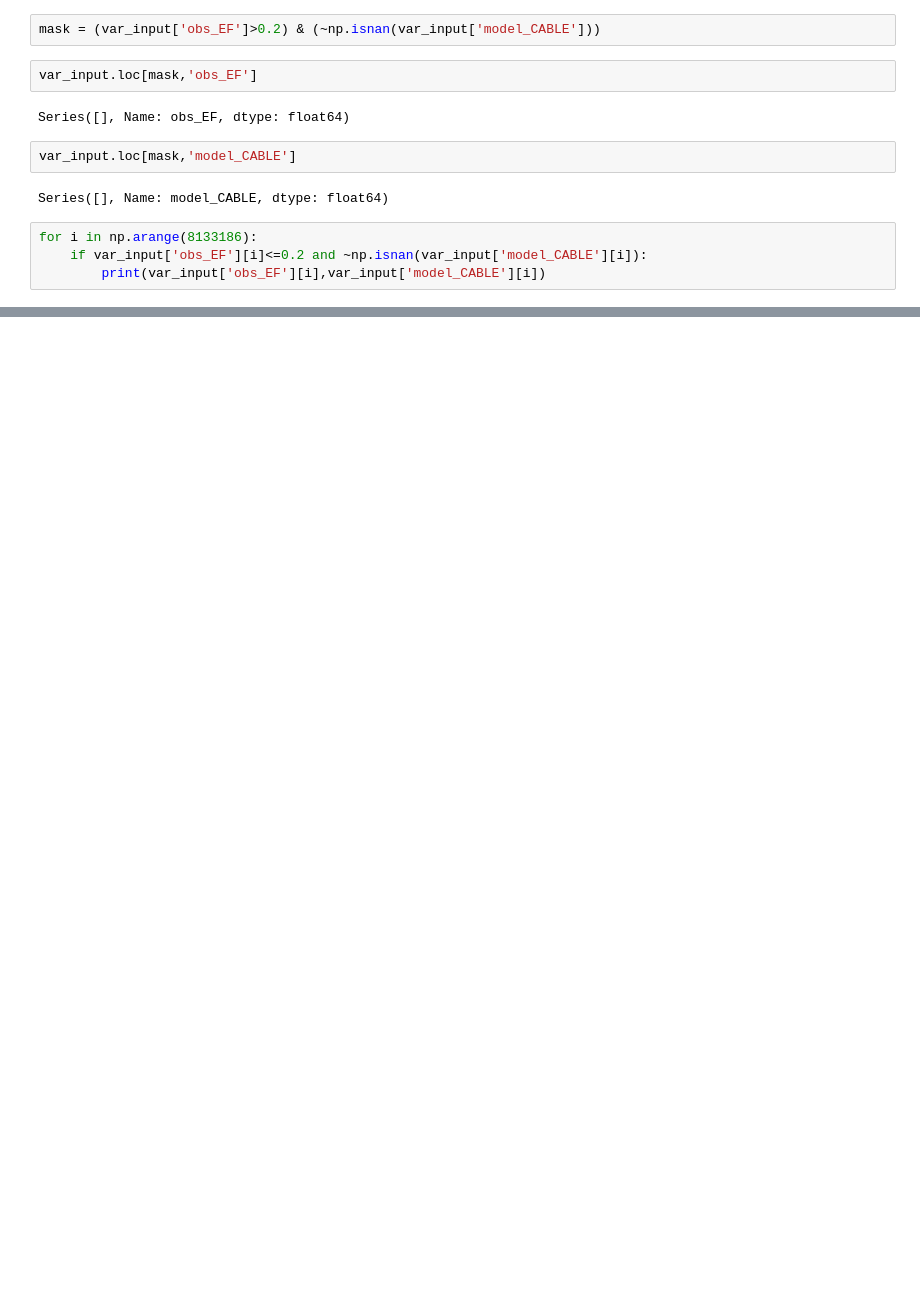
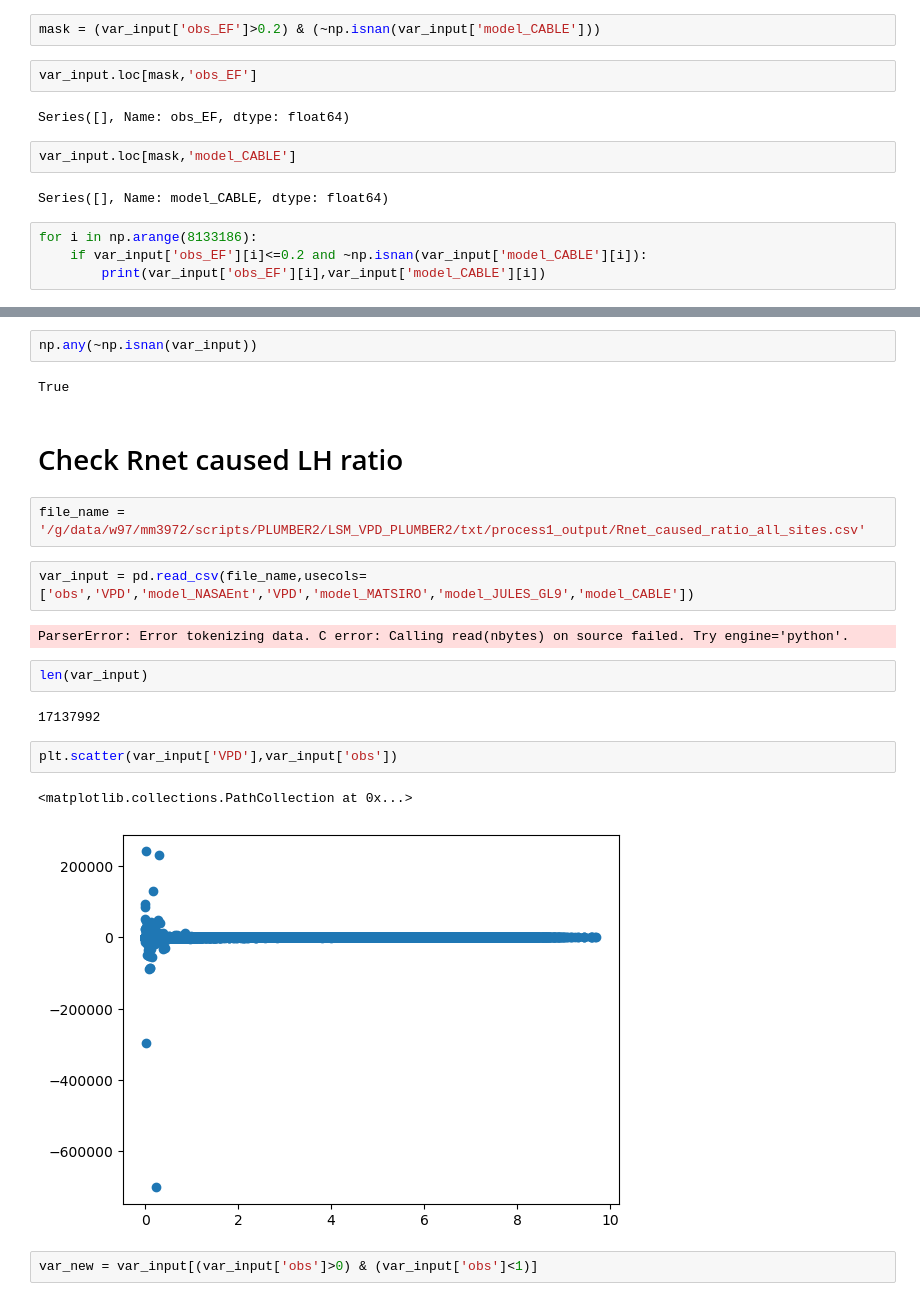
Before and after one commit to bibivking/LSM_VPD_PLUMBER2, a Jupyter notebook: check_all_sites_file.ipynb, the cells around one changed output, grey strips where cells are left out. Cells and saved outputs as stored; diff of their text form; blank space fills up the shorter version.

```diff
--- a/check_all_sites_file.ipynb
+++ b/check_all_sites_file.ipynb
@@ -539,0 +586,23 @@ for i in np.arange(8133186):
+# %%
+np.any(~np.isnan(var_input))
+# %% [output]
+True
+# %% [markdown]
+# Check Rnet caused LH ratio
+# %%
+file_name = '/g/data/w97/mm3972/scripts/PLUMBER2/LSM_VPD_PLUMBER2/txt/process1_output/Rnet_caused_ratio_all_sites.csv'
+# %%
+var_input = pd.read_csv(file_name,usecols=['obs','VPD','model_NASAEnt','VPD','model_MATSIRO','model_JULES_GL9','model_CABLE'])
+# %% [output]
+ParserError: Error tokenizing data. C error: Calling read(nbytes) on source failed. Try engine='python'.
+# %%
+len(var_input)
+# %% [output]
+17137992
+# %%
+plt.scatter(var_input['VPD'],var_input['obs'])
+# %% [output]
+<matplotlib.collections.PathCollection at 0x...>
+[figure, added]
+# %%
+var_new = var_input[(var_input['obs']>0) & (var_input['obs']<1)]
```
Also changed, not shown: parts of 81 cells of this notebook, 8 other files.
